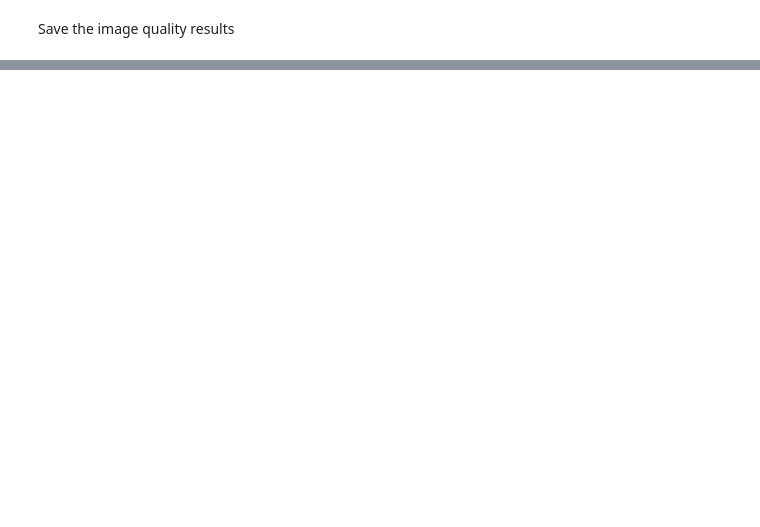
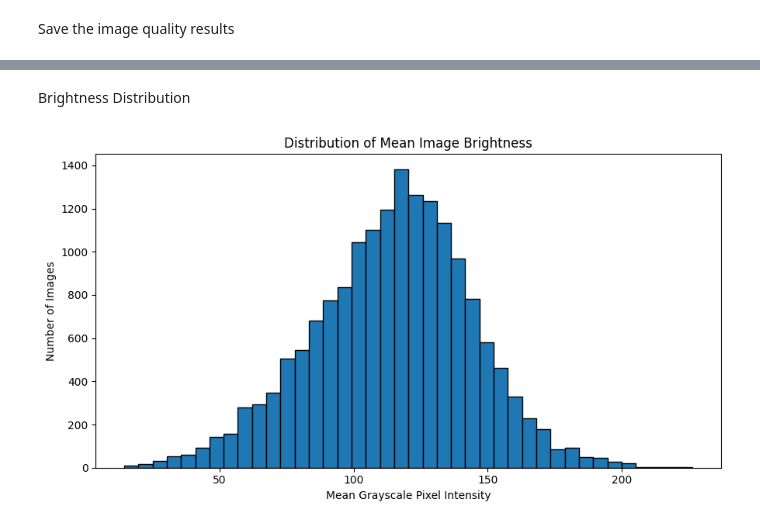
Before and after one commit to lulubang541/ODL-Assignment, a Jupyter notebook: ODL_Assignment.ipynb, the cells around one changed output, grey strips where cells are left out. Cells and saved outputs as stored; diff of their text form; code cells hidden in the pictures; blank space fills up the shorter version.

```diff
--- a/ODL_Assignment.ipynb
+++ b/ODL_Assignment.ipynb
@@ -1041,0 +1082,26 @@ print(image_quality_path)
+# %% [markdown]
+Brightness Distribution
+# %%
+# Brightness distribution
+plt.figure(figsize=(9, 5))
+
+plt.hist(
+    valid_quality_df["mean_brightness"],
+    bins=40,
+    edgecolor="black"
+)
+
+plt.title("Distribution of Mean Image Brightness")
+plt.xlabel("Mean Grayscale Pixel Intensity")
+plt.ylabel("Number of Images")
+plt.tight_layout()
+
+plt.savefig(
+    FIGURE_DIR / "brightness_distribution.png",
+    dpi=300,
+    bbox_inches="tight"
+)
+
+plt.show()
+# %% [output]
+[figure, added]
```
Also changed, not shown: parts of 27 cells of this notebook.
